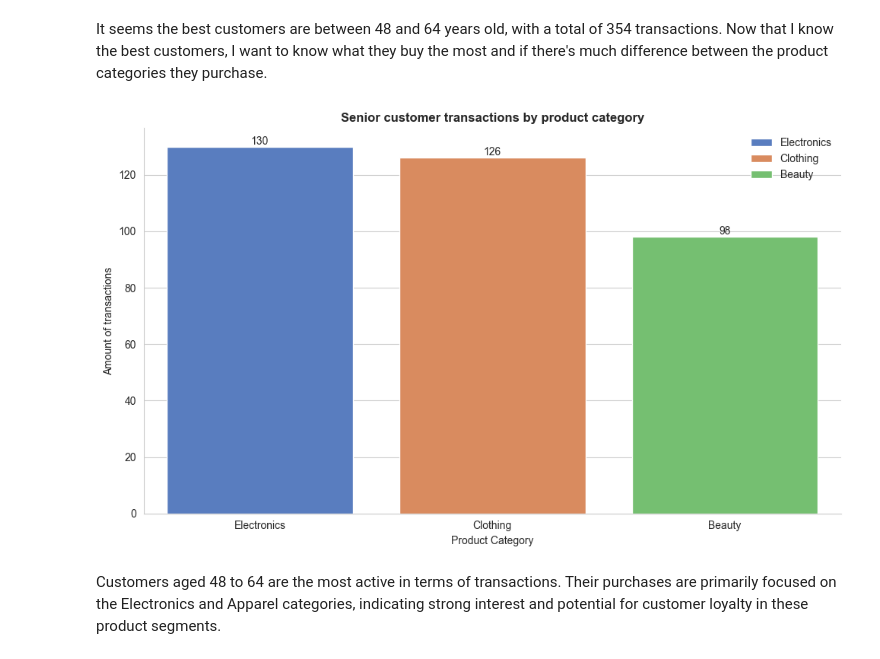
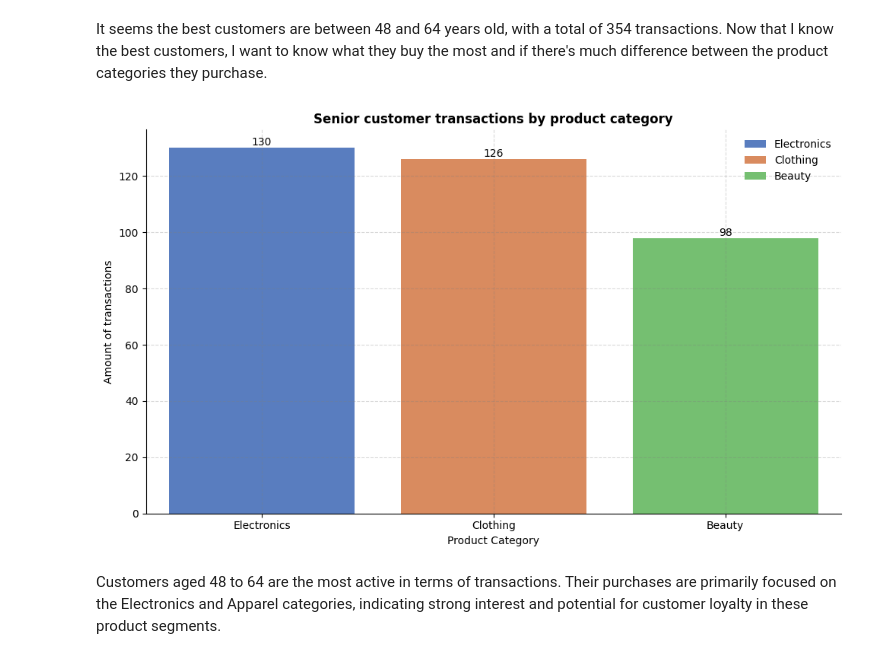
Before and after one commit to SHIro12211/Online-Store, a Jupyter notebook: notebooks/EDA.ipynb, the cells around one changed output. Cells and saved outputs as stored; diff of their text form; code cells hidden in the pictures.

```diff
--- a/notebooks/EDA.ipynb
+++ b/notebooks/EDA.ipynb
@@ -201,6 +201,7 @@ def setting_styles(ax, title, labels_leyend=None):
     ax.set_title(title, fontsize=12,fontweight='bold')
     ax.spines['top'].set_visible(False)
     ax.spines['right'].set_visible(False)
+    ax.grid(True, which='major', linestyle='--', linewidth=0.8, color='gray', alpha=0.3)
     if labels_leyend:
         ax.legend(loc='upper left', fontsize=10, frameon=False, labels=labels_leyend)
     else:
@@ -231,7 +232,7 @@ for index, values in enumerate(list_data):
         df_sales['Product Category'],             # X-axis: product categories
         df_sales[values['y']],                    # Y-axis: values (quantity or amount)
         color=colors,                             # Bar colors
-        label=df_sales['Product Category']        # Labels (optional here)
+        label=df_sales['Product Category']        # Labels
     )
 
     # Apply consistent title and style using custom function
@@ -240,10 +241,12 @@ for index, values in enumerate(list_data):
     if values['y'] == 'Total Amount':
         # Format revenue values with dollar sign and commas
         labels = [f"${v:,.2f}" for v in df_sales['Total Amount']]
+        ax[index].set_ylabel("Profits")
     else:
         # Format quantity values with "unit" suffix
         labels = [f"{v} unit" for v in df_sales['Quantity']]
-
+        ax[index].set_ylabel("Quantity")
+    ax[index].set_xlabel("Category Products")
     # Display value labels on top of each bar
     ax[index].bar_label(bar, labels=labels)
 
@@ -345,8 +343,9 @@ These trends suggest seasonal demand patterns and highlight electronics as the m
 # %% [markdown]
 We lost the Gender column when finding the categorical variables, but now we need that data in a single column. The most practical thing would be to use a copy of the original data frame to recreate the column.
 # %%
-df_2023['Gender']=df_2023['Female'].apply(lambda x:  'Female' if x else 'Male')
-df_2023['Gender']
+df_2023_copy=df_2023.copy()#reuse the same variable for a copy of the data frame
+df_2023_copy['Gender']=df_2023['Female'].apply(lambda x:  'Female' if x else 'Male')#Recreate the gender column
+df_2023_copy['Gender']
 # %% [output]
 Date
 2023-11-24      Male
@@ -405,21 +412,20 @@ It is advisable to expand the clothing selection for both women and men, given i
 # %%
+#Function to display a grouped bar chart (countplot) with custom style
 def display_countplot(x_values, data, hue, title, labels_leyend, xticks=None):
-    fig, ax=plt.subplots(figsize=(10,6))
-    sns.countplot(x=x_values, data=data, hue=hue, palette=get_colors(len(data[x_values].unique())))
-    if xticks:
-        ticks=ax.get_xticks()
-        ax.set_xticks(ticks)
-        ax.set_xticklabels(labels=xticks)
-        pos_leyened='upper left'
-    else:
-        pos_leyened='upper right'
+    fig, ax=plt.subplots(figsize=(10,6)) # Create the figure and the graph axes
+    sns.countplot(x=x_values, data=data, hue=hue, palette=get_colors(len(data[x_values].unique()))) # Plot the countplot with a custom color palette
     setting_styles(ax, title, labels_leyend)
-    #replace the legend of the styles function
-    ax.legend(loc=pos_leyened, frameon=False, labels=labels_leyend)
-    for bar in ax.containers:
+    if xticks: #if it has xtick mean is the firt chart
+        ticks=ax.get_xticks() # Get current tick positions
+        ax.set_xticks(ticks) ## Set those positions, to avoid warning
+        ax.set_xticklabels(labels=xticks) # # Change tick labels
+        ax.set_xlabel("Ages") # Set label x axis
+    else :  #replace the legend of the styles function
+        ax.legend(loc='upper right', frameon=False, labels=labels_leyend)
+    for bar in ax.containers:# Add numeric labels to each bar in the chart
         ax.bar_label(bar)
-    ax.set_ylabel("Amount of transactions")
-
+    ax.set_ylabel("Amount of transactions") #Y axis label
+    # Automatically adjust the layout to avoid overlaps
     plt.tight_layout()
     #display graph
     plt.show()
@@ -439,11 +447,12 @@ display_countplot('AgeGroup', df_2023, 'AgeGroup',"Age Distribution of Transacti
 # %% [markdown]
 It seems the best customers are between 48 and 64 years old, with a total of 354 transactions. Now that I know the best customers, I want to know what they buy the most and if there's much difference between the product categories they purchase.
 # %%
-#dataframe with best clients
-df_bc=df_2023[df_2023['AgeGroup']=='Senior']
+# dataframe with best clients
+df_bc=df_2023_copy[df_2023_copy['AgeGroup']=='Senior']
+# Call the function to display the age distribution graph
 display_countplot('Product Category', df_bc, 'Product Category','Senior customer transactions by product category', df_bc['Product Category'].unique().tolist())
 # %% [output]
-[figure, old version]
+[figure, new version]
 # %% [markdown]
 
 
```
Also changed, not shown: parts of 13 cells of this notebook.
